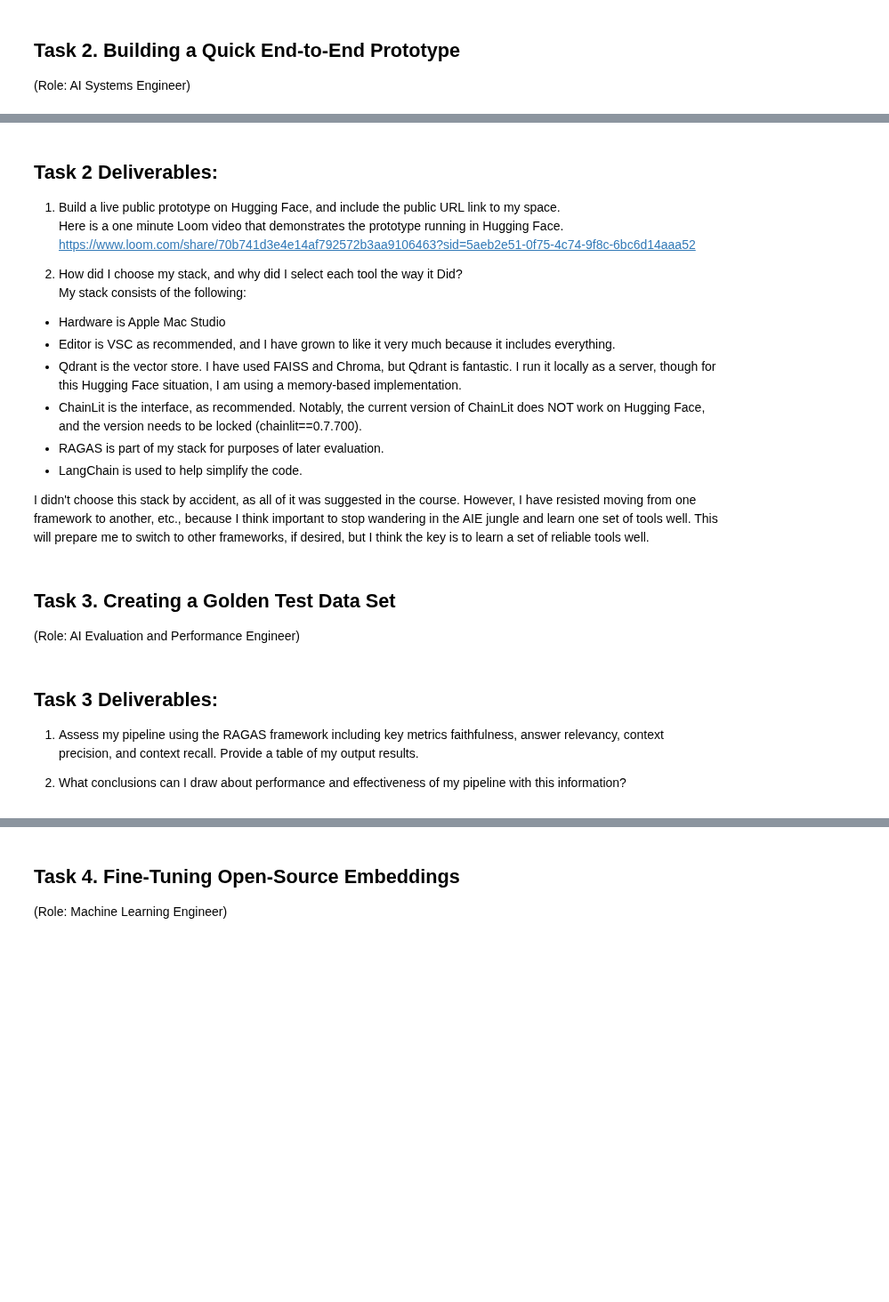
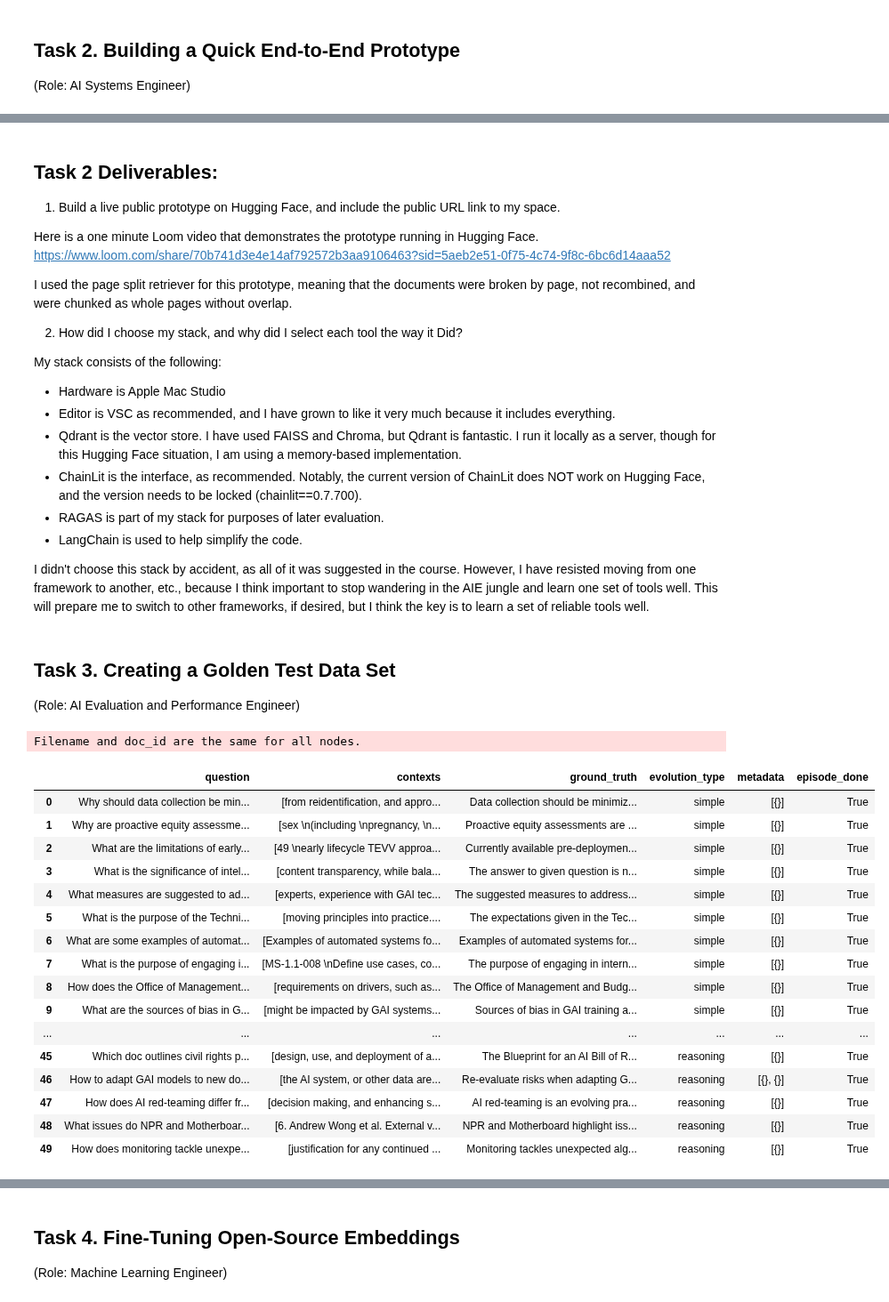
Before and after one commit to mdean77a/AIE4, a Jupyter notebook: Midterm/MidtermChallenge.ipynb, the cells around one changed output, grey strips where cells are left out. Shown at 89% size. Saved outputs shown, nothing was run; the diff lists cells and outputs as text; code cells hidden in the pictures; blank space fills up the shorter version.

```diff
--- a/Midterm/MidtermChallenge.ipynb
+++ b/Midterm/MidtermChallenge.ipynb
@@ -168,10 +167,14 @@ These risks can arise during various stages of the AI lifecycle, from design and
 # %% [markdown]
 ## Task 2 Deliverables:
 1.  Build a live public prototype on Hugging Face, and include the public URL link to my space.<br>
+
 Here is a one minute Loom video that demonstrates the prototype running in Hugging Face.
 https://www.loom.com/share/70b741d3e4e14af792572b3aa9106463?sid=5aeb2e51-0f75-4c74-9f8c-6bc6d14aaa52
 
+I used the page split retriever for this prototype, meaning that the documents were broken by page, not recombined, and were chunked as whole pages without overlap.
+
 2.  How did I choose my stack, and why did I select each tool the way it Did? <br>
+
 My stack consists of the following:
 - Hardware is Apple Mac Studio
 - Editor is VSC as recommended, and I have grown to like it very much  because it includes everything.
@@ -184,8 +187,60 @@ I didn't choose this stack by accident, as all of it was suggested in the course
 # %% [markdown]
 ## Task 3.  Creating a Golden Test Data Set
 (Role: AI Evaluation and Performance Engineer)
-# %% [markdown]
-## Task 3 Deliverables:
-1.  Assess my pipeline using the RAGAS framework including key metrics faithfulness, answer relevancy, context precision, and context recall.  Provide a table of my output results.<br>
-
-2.  What conclusions can I draw about performance and effectiveness of my pipeline with this information? <br>
+# %%
+## We already have loaded the text but need to chunk it differently
+
+
+text_splitter_eval = RecursiveCharacterTextSplitter(
+    chunk_size = 400,
+    chunk_overlap = 100,
+    length_function = tiktoken_len,
+)
+
+eval_chunks = text_splitter_eval.split_text(one_document)
+eval_documents = text_splitter_eval.create_documents(eval_chunks)
+len(eval_documents)
+# %%
+from ragas.testset.generator import TestsetGenerator
+from ragas.testset.evolutions import simple, reasoning, multi_context
+
+## llm and embedding models were set earlier
+generator_llm = llm
+critic_llm = llm
+embeddings = embedding_model
+
+generator = TestsetGenerator.from_langchain(
+    generator_llm,
+    critic_llm,
+    embeddings
+)
+
+distributions = {
+    simple: 0.5,
+    multi_context: 0.4,
+    reasoning: 0.1
+}
+
+num_qa_pairs = 50 # I increased this from 20 because I have a surplus of OpenAI credits
+
+testset = generator.generate_with_langchain_docs(eval_documents, num_qa_pairs, distributions)
+testset.to_pandas()
+# %% [output]
+Filename and doc_id are the same for all nodes.
+|  | question | contexts | ground_truth | evolution_type | metadata | episode_done |
+| 0 | Why should data collection be min... | [from reidentification, and appro... | Data collection should be minimiz... | simple | [{}] | True |
+| 1 | Why are proactive equity assessme... | [sex \n(including \npregnancy, \n... | Proactive equity assessments are ... | simple | [{}] | True |
+| 2 | What are the limitations of early... | [49 \nearly lifecycle TEVV approa... | Currently available pre-deploymen... | simple | [{}] | True |
+| 3 | What is the significance of intel... | [content transparency, while bala... | The answer to given question is n... | simple | [{}] | True |
+| 4 | What measures are suggested to ad... | [experts, experience with GAI tec... | The suggested measures to address... | simple | [{}] | True |
+| 5 | What is the purpose of the Techni... | [moving principles into practice.... | The expectations given in the Tec... | simple | [{}] | True |
+| 6 | What are some examples of automat... | [Examples of automated systems fo... | Examples of automated systems for... | simple | [{}] | True |
+| 7 | What is the purpose of engaging i... | [MS-1.1-008 \nDeﬁne use cases, co... | The purpose of engaging in intern... | simple | [{}] | True |
+| 8 | How does the Office of Management... | [requirements on drivers, such as... | The Office of Management and Budg... | simple | [{}] | True |
+| 9 | What are the sources of bias in G... | [might be impacted by GAI systems... | Sources of bias in GAI training a... | simple | [{}] | True |
+| ... | ... | ... | ... | ... | ... | ... |
+| 45 | Which doc outlines civil rights p... | [design, use, and deployment of a... | The Blueprint for an AI Bill of R... | reasoning | [{}] | True |
+| 46 | How to adapt GAI models to new do... | [the AI system, or other data are... | Re-evaluate risks when adapting G... | reasoning | [{}, {}] | True |
+| 47 | How does AI red-teaming differ fr... | [decision making, and enhancing s... | AI red-teaming is an evolving pra... | reasoning | [{}] | True |
+| 48 | What issues do NPR and Motherboar... | [6. Andrew Wong et al. External v... | NPR and Motherboard highlight iss... | reasoning | [{}] | True |
+| 49 | How does monitoring tackle unexpe... | [justification for any continued ... | Monitoring tackles unexpected alg... | reasoning | [{}] | True |
```
Also changed, not shown: parts of 14 cells of this notebook, 5 other files.
